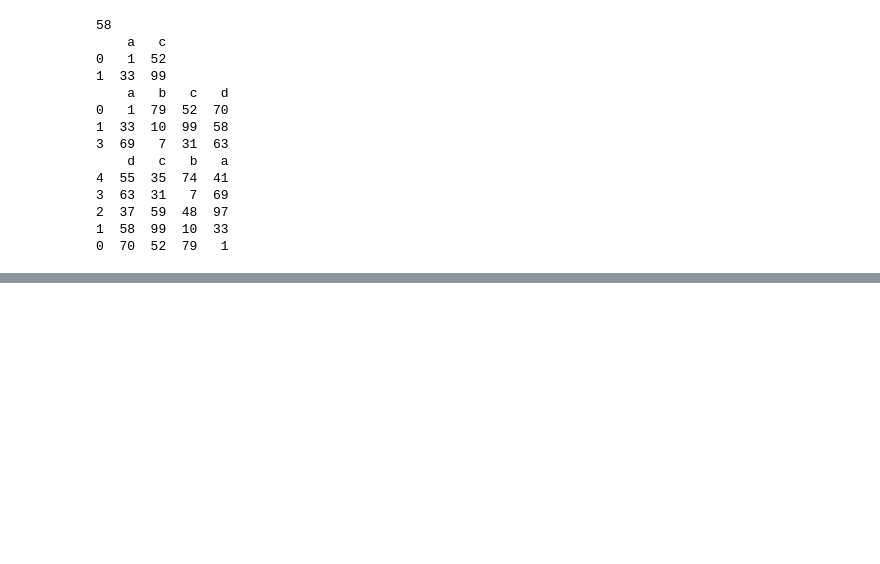
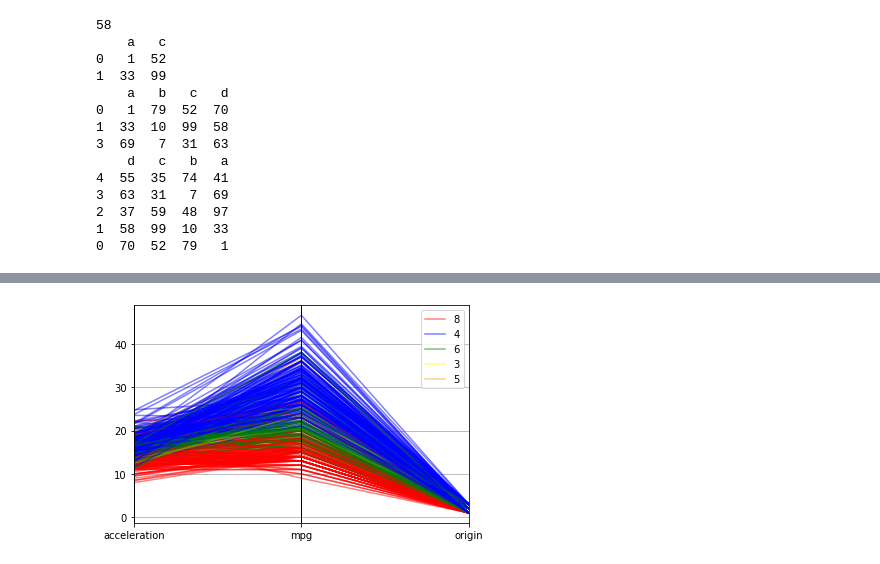
Before and after one commit to dhruv-4604/Python_DailyLec, a Jupyter notebook: SEM 4/PY/T1.ipynb, the cells around one changed output, grey strips where cells are left out. Drawn from its saved outputs; the diff is of its cells as text; code cells hidden in the pictures; blank space fills up the shorter version.

```diff
--- a/SEM 4/PY/T1.ipynb
+++ b/SEM 4/PY/T1.ipynb
@@ -116,0 +188,6 @@ Name: max_speed, dtype: int64
+# %%
+from pandas.plotting import parallel_coordinates
+pll=parallel_coordinates(ds,'cylinders',cols=['acceleration','mpg','origin'],color=['red','blue','green','yellow','orange'],alpha=0.5)
+plt.savefig('test2.pdf')
+# %% [output]
+[figure, added]
```
Also changed, not shown: parts of 55 cells of this notebook, 9 other files.
